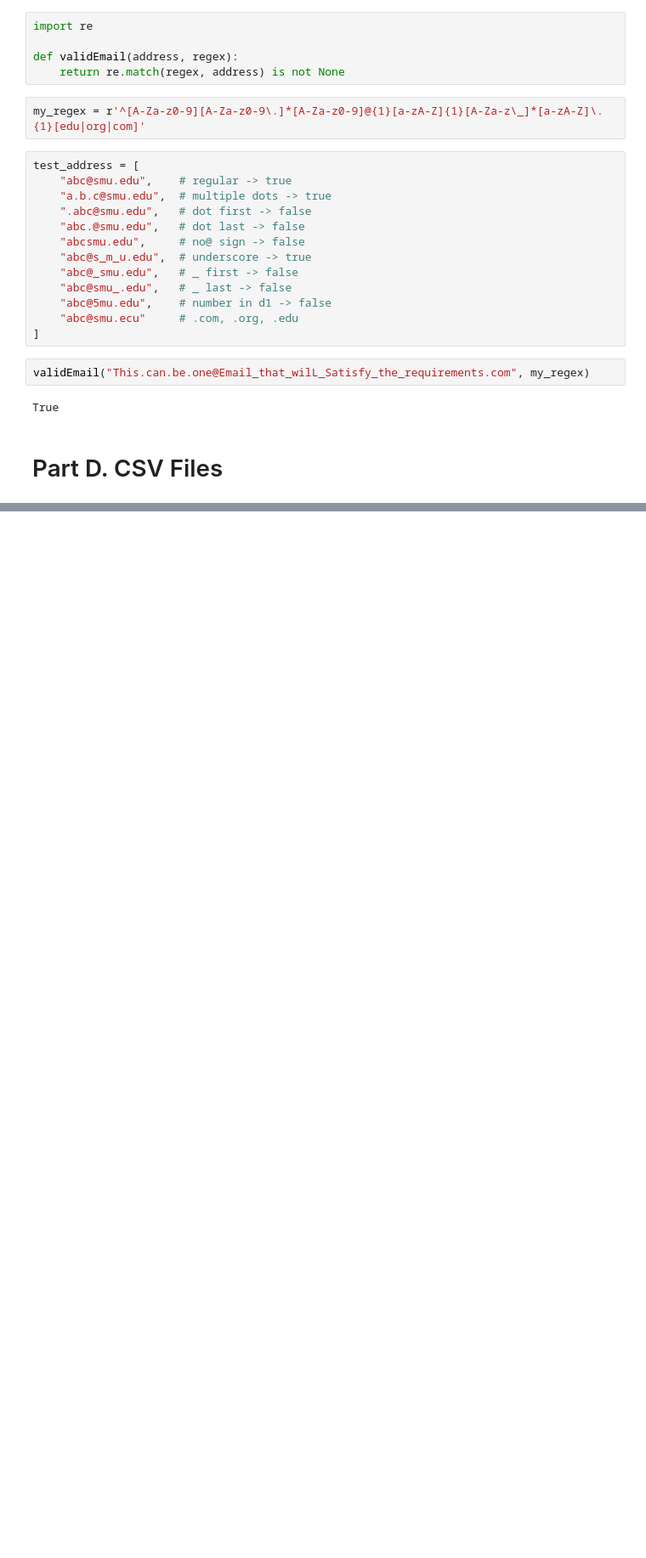
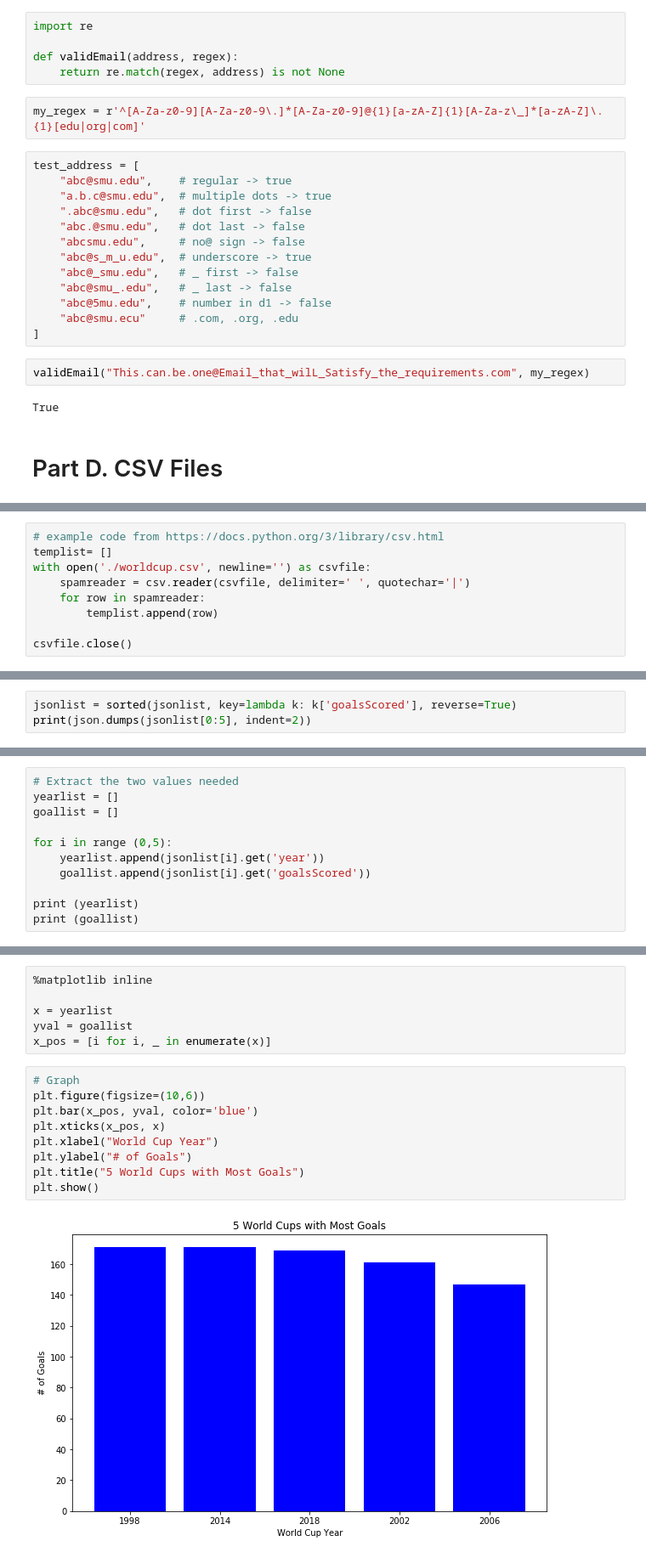
Before and after one commit to SeungKiLeeCS/CSE5345-AdvancedApplicationProgramming, a Jupyter notebook: Quest3-BeautifulSoup/Quest3.ipynb, the cells around one changed output, grey strips where cells are left out. Shown at 85% size. Cells and saved outputs as stored; diff of their text form; blank space fills up the shorter version.

```diff
--- a/Quest3-BeautifulSoup/Quest3.ipynb
+++ b/Quest3-BeautifulSoup/Quest3.ipynb
@@ -179,0 +207,9 @@ df[1:2]
+# %%
+# example code from https://docs.python.org/3/library/csv.html
+templist= []
+with open('./worldcup.csv', newline='') as csvfile:
+    spamreader = csv.reader(csvfile, delimiter=' ', quotechar='|')
+    for row in spamreader:
+        templist.append(row)
+
+csvfile.close()
@@ -179,0 +243,3 @@ df[1:2]
+# %%
+jsonlist = sorted(jsonlist, key=lambda k: k['goalsScored'], reverse=True)
+print(json.dumps(jsonlist[0:5], indent=2))
@@ -179,0 +264,11 @@ df[1:2]
+# %%
+# Extract the two values needed
+yearlist = []
+goallist = []
+
+for i in range (0,5):
+    yearlist.append(jsonlist[i].get('year'))
+    goallist.append(jsonlist[i].get('goalsScored'))
+
+print (yearlist)
+print (goallist)
@@ -179,0 +278,17 @@ df[1:2]
+# %%
+%matplotlib inline
+
+x = yearlist
+yval = goallist
+x_pos = [i for i, _ in enumerate(x)]
+# %%
+# Graph
+plt.figure(figsize=(10,6))
+plt.bar(x_pos, yval, color='blue')
+plt.xticks(x_pos, x)
+plt.xlabel("World Cup Year")
+plt.ylabel("# of Goals")
+plt.title("5 World Cups with Most Goals")
+plt.show()
+# %% [output]
+[figure, added]
```
Also changed, not shown: parts of 20 cells of this notebook, 13 other files.
